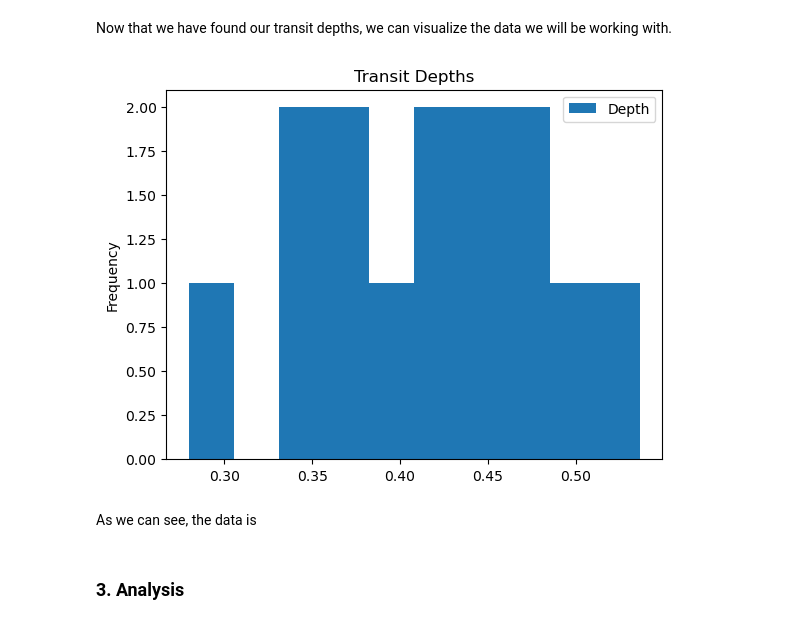
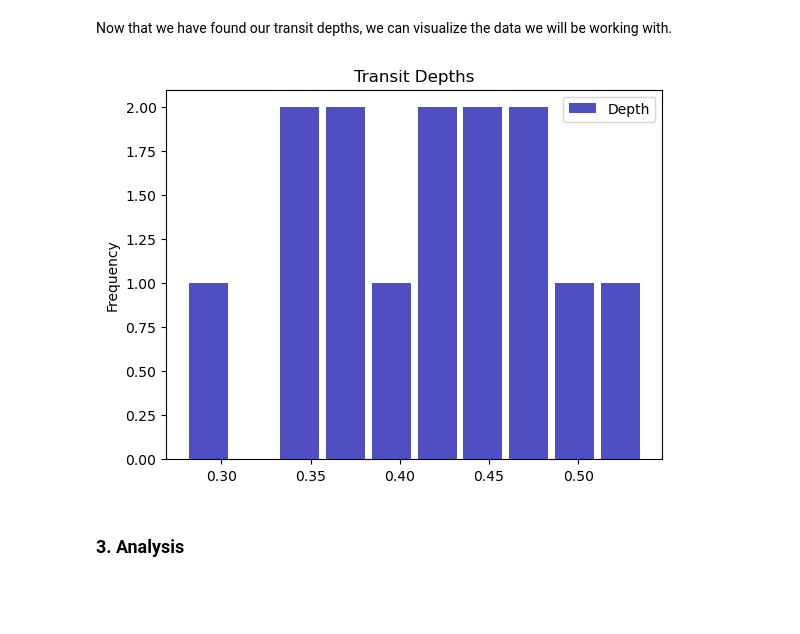
Before and after one commit to tylerbarna/AST5731-projects, a Jupyter notebook: Project1.ipynb, the cells around one changed output. Cells and saved outputs as stored; diff of their text form; code cells hidden in the pictures; blank space fills up the shorter version.

```diff
--- a/Project1.ipynb
+++ b/Project1.ipynb
@@ -335,12 +355,13 @@ Now that we have found our transit depths, we can visualize the data we will be
 # %%
 # plot transit depths: histogram
 depths_scatter = tdf.plot(y = 'Depth',
+                          color = '#0504aa',
+                          alpha = 0.7,
+                          rwidth = 0.85,
                           title = 'Transit Depths',
-                          kind = 'hist')       # choosing a scatter plot
+                          kind = 'hist')
 # %% [output]
-[figure, old version]
+[figure, new version]
-# %% [markdown]
-As we can see, the data is
 # %% [markdown]
 ### 3. Analysis
 <a id='analysis'></a>
```
Also changed, not shown: parts of 3 cells of this notebook.
